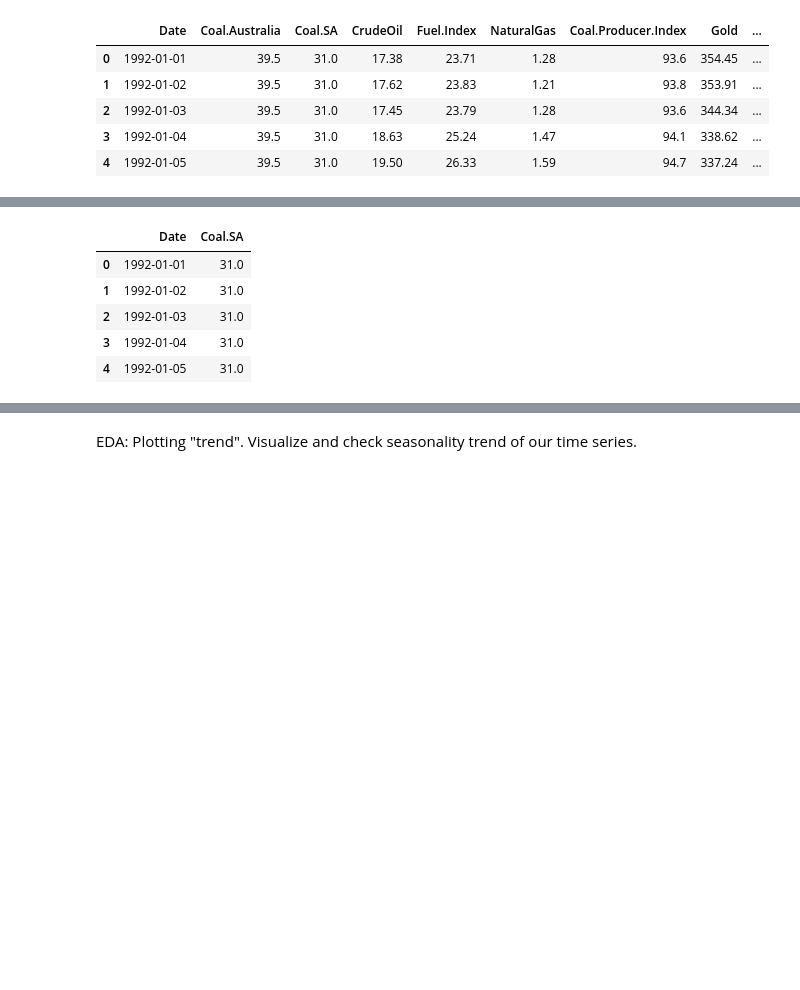
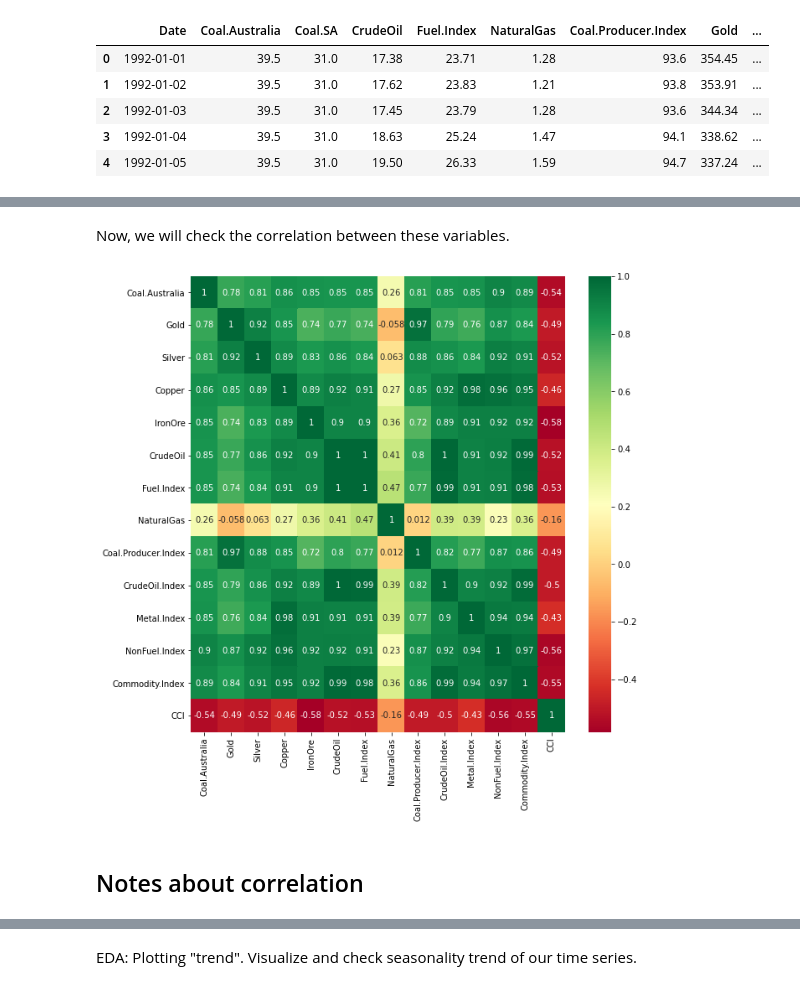
Before and after one commit to kartikeysharma95UZH/Big-Data-Analytics, a Jupyter notebook: ARIMA.ipynb, the cells around one changed output, grey strips where cells are left out. Saved outputs shown, nothing was run; the diff lists cells and outputs as text; code cells hidden in the pictures; blank space fills up the shorter version.

```diff
--- a/ARIMA.ipynb
+++ b/ARIMA.ipynb
@@ -22,10 +125,10 @@ df.head()
+# %% [markdown]
+Now, we will check the correlation between these variables.
 # %%
-df=df.drop(['Coal.Australia', 'Gold','Silver','Copper','IronOre','CrudeOil','Fuel.Index','NaturalGas','Coal.Producer.Index','CrudeOil.Index','Metal.Index','NonFuel.Index','Commodity.Index','CLI','CCI','BCI'], axis=1)
-df.head()
+rf_df = df[['Coal.Australia', 'Gold','Silver','Copper','IronOre','CrudeOil','Fuel.Index','NaturalGas','Coal.Producer.Index','CrudeOil.Index','Metal.Index','NonFuel.Index','Commodity.Index','CCI']]
+fig, ax = plt.subplots(figsize=(10,10))
+h=sns.heatmap(rf_df.corr(),annot=True,cmap="RdYlGn",ax=ax)
 # %% [output]
-|  | Date | Coal.SA |
-| 0 | 1992-01-01 | 31.0 |
-| 1 | 1992-01-02 | 31.0 |
-| 2 | 1992-01-03 | 31.0 |
-| 3 | 1992-01-04 | 31.0 |
-| 4 | 1992-01-05 | 31.0 |
+[figure, added]
+# %% [markdown]
+## Notes about correlation
```
Also changed, not shown: parts of 33 cells of this notebook.
